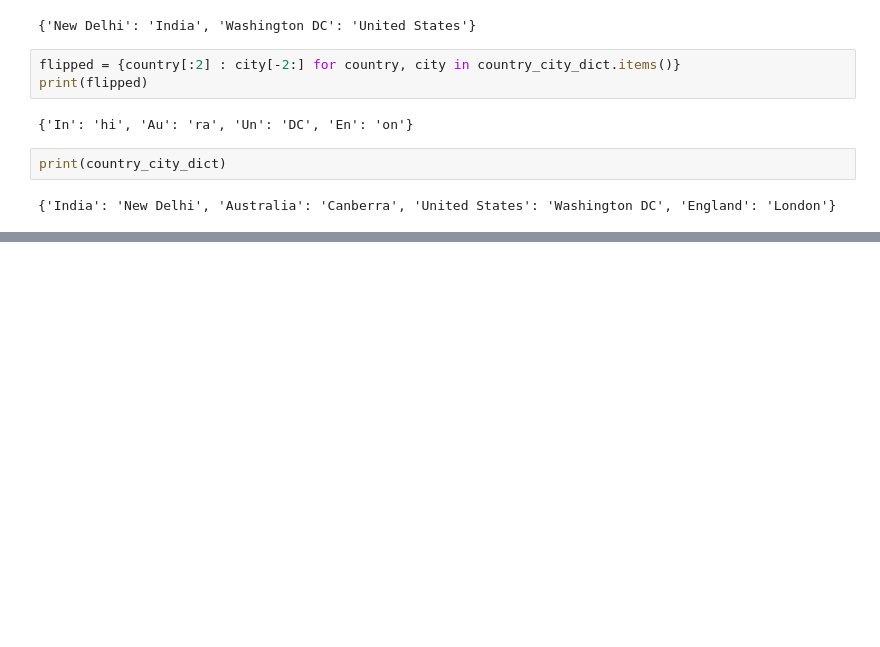
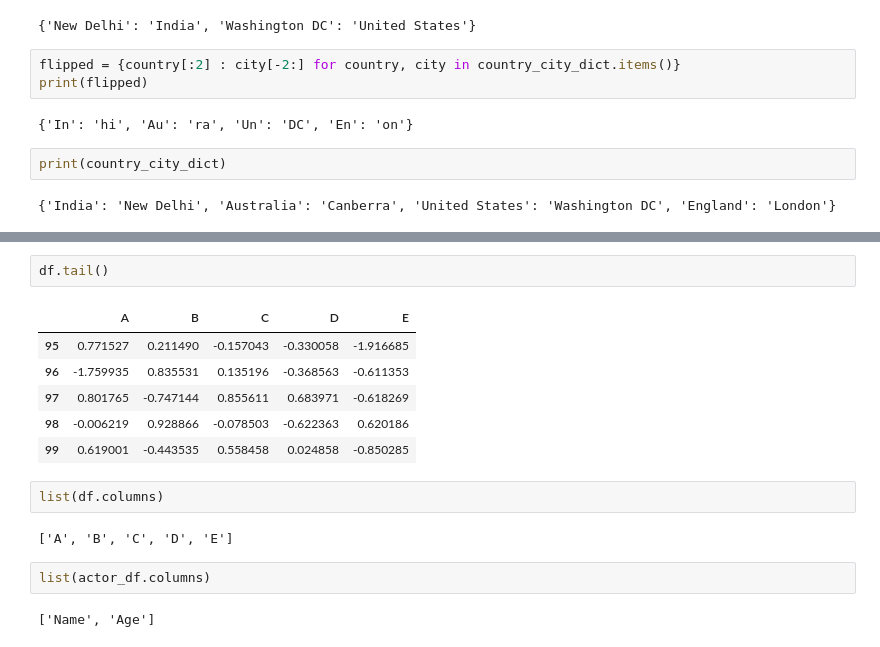
Before and after one commit to Rahul-2045/python-practice-, a Jupyter notebook: Copy_of_Untitled3.ipynb, the cells around one changed output, grey strips where cells are left out. Saved outputs shown, nothing was run; the diff lists cells and outputs as text; blank space fills up the shorter version.

```diff
--- a/Copy_of_Untitled3.ipynb
+++ b/Copy_of_Untitled3.ipynb
@@ -1482,0 +1693,17 @@ print(country_city_dict)
+# %%
+df.tail()
+# %% [output]
+|  | A | B | C | D | E |
+| 95 | 0.771527 | 0.211490 | -0.157043 | -0.330058 | -1.916685 |
+| 96 | -1.759935 | 0.835531 | 0.135196 | -0.368563 | -0.611353 |
+| 97 | 0.801765 | -0.747144 | 0.855611 | 0.683971 | -0.618269 |
+| 98 | -0.006219 | 0.928866 | -0.078503 | -0.622363 | 0.620186 |
+| 99 | 0.619001 | -0.443535 | 0.558458 | 0.024858 | -0.850285 |
+# %%
+list(df.columns)
+# %% [output]
+['A', 'B', 'C', 'D', 'E']
+# %%
+list(actor_df.columns)
+# %% [output]
+['Name', 'Age']
```
Also changed, not shown: parts of 31 cells of this notebook.
